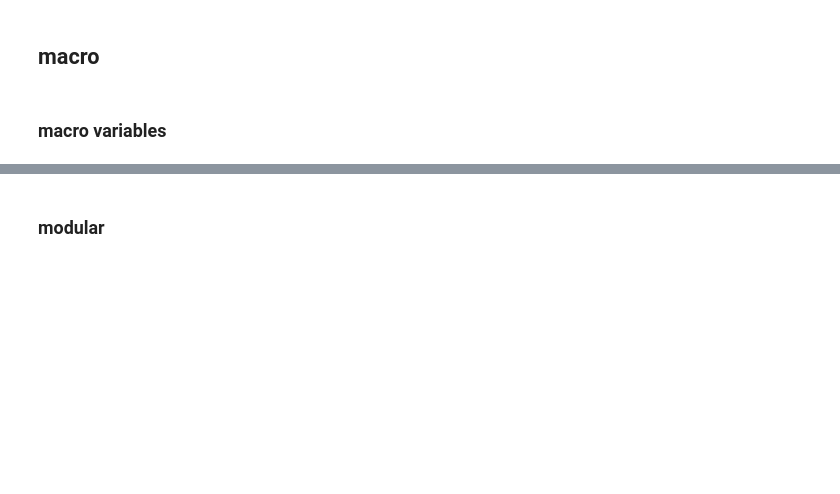
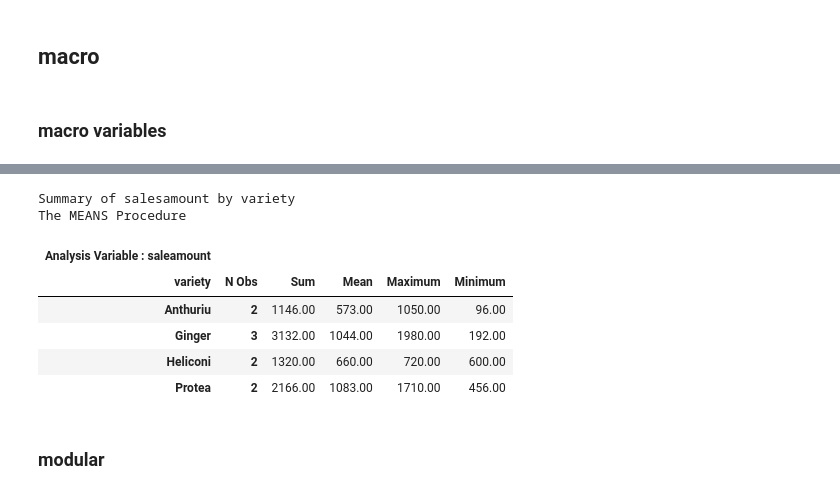
Before and after one commit to 0xdomyz/sas_collection, a Jupyter notebook: generic/macro.ipynb, the cells around one changed output, grey strips where cells are left out. Saved outputs shown, nothing was run; the diff lists cells and outputs as text; code cells hidden in the pictures; blank space fills up the shorter version.

```diff
--- a/generic/macro.ipynb
+++ b/generic/macro.ipynb
@@ -18,2 +54,21 @@ SAS Connection established. Subprocess id is 20452
+# %%
+sas.submitLST(f"""
+    %let sumvar = amount;
+
+    proc means data=flowersales sum mean max min maxdec=2;
+        var sale&sumvar;
+        class variety;
+        title "Summary of sales&sumvar by variety";
+    run;
+""")
+# %% [output]
+Summary of salesamount by variety
+The MEANS Procedure
+| Analysis Variable : saleamount |  |  |  |  |  |
+| variety | N Obs | Sum | Mean | Maximum | Minimum |
+| Anthuriu | 2 | 1146.00 | 573.00 | 1050.00 | 96.00 |
+| Ginger | 3 | 3132.00 | 1044.00 | 1980.00 | 192.00 |
+| Heliconi | 2 | 1320.00 | 660.00 | 720.00 | 600.00 |
+| Protea | 2 | 2166.00 | 1083.00 | 1710.00 | 456.00 |
 # %% [markdown]
 ### modular
```
Also changed, not shown: parts of 4 cells of this notebook.
